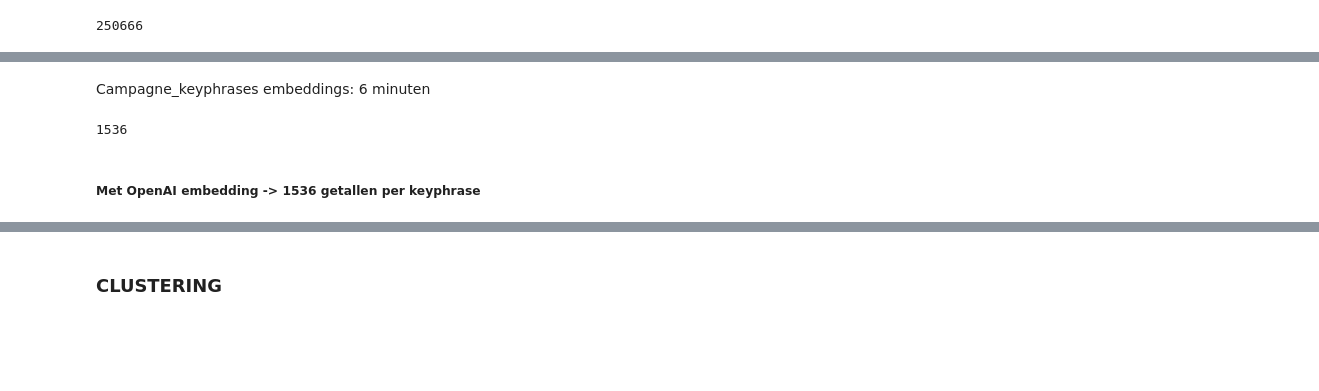
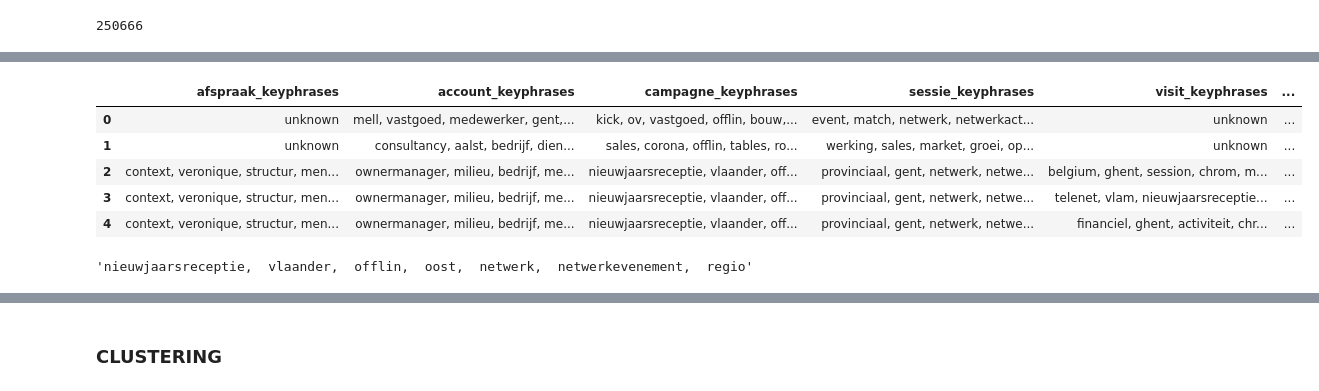
Before and after one commit to Floris-Buyse-FB/Data-Engineering-Project-2, a Jupyter notebook: scripts/AA_REC_SYSTEM_UNSUPERVISED copy.ipynb, the cells around one changed output, grey strips where cells are left out. Drawn from its saved outputs; the diff is of its cells as text; code cells hidden in the pictures; blank space fills up the shorter version.

```diff
--- a/scripts/AA_REC_SYSTEM_UNSUPERVISED copy.ipynb
+++ b/scripts/AA_REC_SYSTEM_UNSUPERVISED copy.ipynb
@@ -31,7 +31,7 @@ True
 
 embedding_model = "text-embedding-ada-002"
 
-cat_cols = df.select_dtypes(include=['object']).columns
+cat_cols = df_clean.select_dtypes(include=['object']).columns
 cat_cols = cat_cols[(cat_cols != 'visit_bounce') & (cat_cols != 'contact_contactpersoon_id') & (cat_cols != 'account_account_id')]
 
 cat_cols
@@ -136,4 +143,14 @@ df_clean[cat_cols].head()
 # %%
 for col in cat_cols:
-    df_clean[col] = df_clean[col].str.replace(r'\d', '', regex=True).str.replace(', ,', ',')
+    df_clean[col] = df_clean[col].str.replace(r'\d', '', regex=True).str.replace(', ,', ',').str.replace(r'(\s{2},\s{2}),*+', '', regex=True) \
+        .str.replace('  ', ' ')
     df_clean[col] = df_clean[col].apply(lambda x: 'unknown' if len(x) == 0 else x)
+# %%
+df_clean[cat_cols].head()
+# %% [output]
+|  | afspraak_keyphrases | account_keyphrases | campagne_keyphrases | sessie_keyphrases | visit_keyphrases | ... |
+| 0 | unknown | mell, vastgoed, medewerker, gent,... | kick, ov, vastgoed, offlin, bouw,... | event, match, netwerk, netwerkact... | unknown | ... |
+| 1 | unknown | consultancy, aalst, bedrijf, dien... | sales, corona, offlin, tables, ro... | werking, sales, market, groei, op... | unknown | ... |
+| 2 | context, veronique, structur, men... | ownermanager, milieu, bedrijf, me... | nieuwjaarsreceptie, vlaander, off... | provinciaal, gent, netwerk, netwe... | belgium, ghent, session, chrom, m... | ... |
+| 3 | context, veronique, structur, men... | ownermanager, milieu, bedrijf, me... | nieuwjaarsreceptie, vlaander, off... | provinciaal, gent, netwerk, netwe... | telenet, vlam, nieuwjaarsreceptie... | ... |
+| 4 | context, veronique, structur, men... | ownermanager, milieu, bedrijf, me... | nieuwjaarsreceptie, vlaander, off... | provinciaal, gent, netwerk, netwe... | financiel, ghent, activiteit, chr... | ... |
@@ -140,4 +161,4 @@ for col in cat_cols:
 # %%
 df_clean['campagne_keyphrases'][2]
+# %% [output]
+'nieuwjaarsreceptie,  vlaander,  offlin,  oost,  netwerk,  netwerkevenement,  regio'
-# %% [markdown]
-Campagne_keyphrases embeddings: 6 minuten
@@ -166,6 +164,0 @@ df_clean_emb1 = embed_col(df=df_clean, col='campagne_keyphrases')
-# %%
-len(df_clean_emb1['campagne_keyphrases_embed'][2])
-# %% [output]
-1536
-# %% [markdown]
-##### Met OpenAI embedding -> 1536 getallen per keyphrase
```
Also changed, not shown: parts of 16 cells of this notebook.
